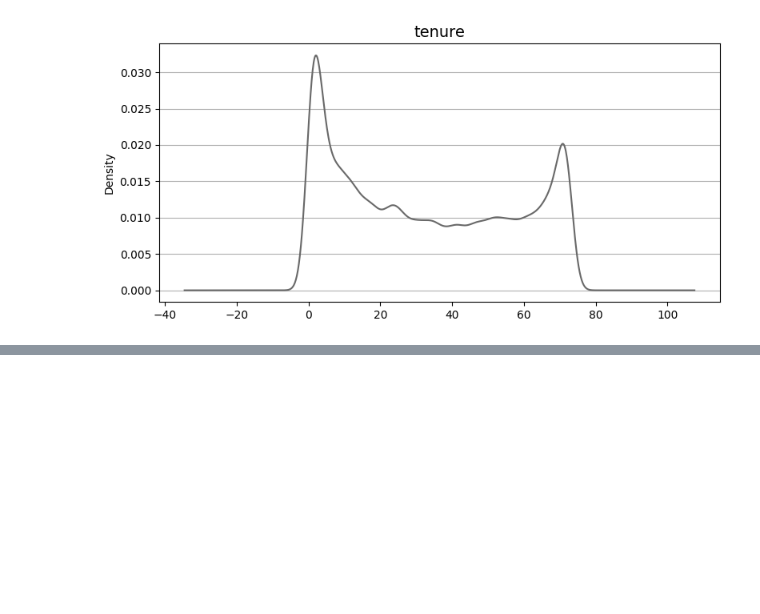
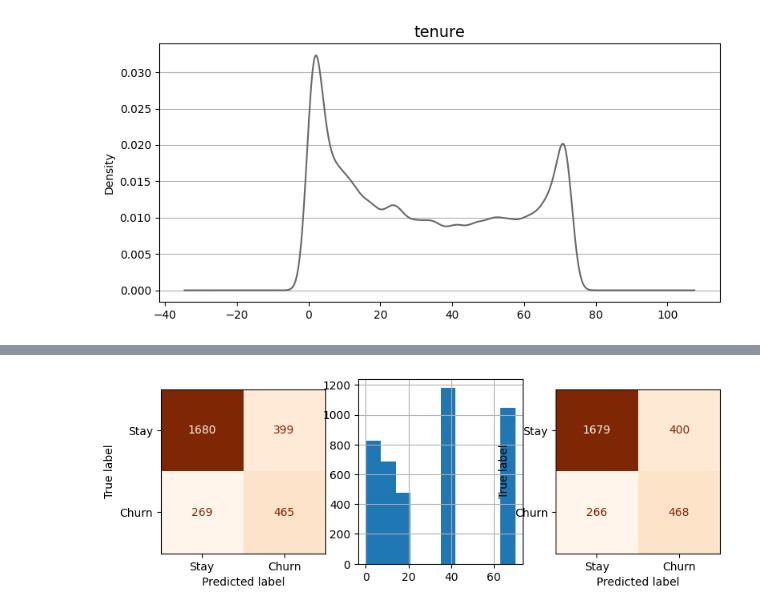
Before and after one commit to Hakgyun-Hong/MachineLearning, a Jupyter notebook: Churn_NaiveBayes.ipynb, the cells around one changed output, grey strips where cells are left out. Drawn from its saved outputs; the diff is of its cells as text; code cells hidden in the pictures; blank space fills up the shorter version.

```diff
--- a/Churn_NaiveBayes.ipynb
+++ b/Churn_NaiveBayes.ipynb
@@ -470,13 +470,13 @@ ConfusionMatrixDisplay.from_predictions(y_test,gs.predict(X_test),
 - score?
 # %%
 #from sklearn.model_selection import train_test_selection
-import statsmodels.api as sm
-from sklearn.model_selection import train_test_split
+#import statsmodels.api as sm
+#from sklearn.model_selection import train_test_split
 #data_dummied_copy
 #Split data
-X= sm.add_constant(data_dummied_copy)# Add Constant
-y= X.pop("tenure")
-X_train, X_test, y_train, y_test = train_test_split(X,y,test_size=0.4, random_state=42)
+#X= sm.add_constant(data_dummied_copy)# Add Constant
+#y= X.pop("tenure")
+#X_train, X_test, y_train, y_test = train_test_split(X,y,test_size=0.4, random_state=42)
 # %%
 fig, ax = plt.subplots(1,1,figsize=(8,4))
 
@@ -505,19 +503,23 @@ from sklearn.metrics import classification_report
 from sklearn.metrics import f1_score
 
 num_of_folds=10
+fig, ax =plt.subplots(1,3,figsize=(9,3))
 
 folds = StratifiedKFold(n_splits=num_of_folds, shuffle=False)
 
 num_fold = 0
 roc_auc_list = []
 roc_auc_score_list=[]
+#predictions_probas_list=np.zeros([len(y_test),2])
 predictions_probas_list=np.zeros([len(y_test),2])
 
+
+## Discrete tenure
 for train_index, valid_index in folds.split(X_train,y_train):
     xtrain_stra, xvalid_stra = X_train.iloc[train_index,:], X_train.iloc[valid_index,:]
     ytrain_stra, yvalid_stra = y_train.iloc[train_index], y_train.iloc[valid_index]
 
-    print("Stratified Fold : ",num_fold)
+    #print("Stratified Fold : ",num_fold)
     num_fold=num_fold+1
 
 
@@ -531,21 +533,76 @@ for train_index, valid_index in folds.split(X_train,y_train):
     NB.fit(xtrain_stra, ytrain_stra)
     predictions = NB.predict(X_test)
     predictions_probas = NB.predict_proba(X_test)
-
+    #print("predictions_probas_list")
+    #print(predictions_probas_list)
+    #print("predictions_probas")
+    #print(predictions_probas)
     predictions_probas_list +=predictions_probas/num_of_folds
 
     roc_auc_list.append(roc_auc_score(y_test, predictions_probas[:,1], average="macro"))
-
 #
 
 roc_auc_score_list.append(roc_auc_list)
 predictions=np.argmax(predictions_probas_list,axis=1)
-print(classification_report(y_test,predictions))
-print("CV f1_score",f1_score(y_test,predictions,average="macro"))
+#print(classification_report(y_test,predictions))
+#print("CV f1_score",f1_score(y_test,predictions,average="macro"))
 
-
-fig, ax =plt.subplots(1,3,figsize=(9,3))
 ConfusionMatrixDisplay.from_predictions(y_test,predictions,
                                        colorbar=False, ax=ax[0],cmap=plt.cm.Oranges,
                                        display_labels=['Stay','Churn'])
+##
+
+X_train_group = X_train.copy()
+# * 편향된 데이터를 pandas cut을 이용해서 Label로 변환
+
+
+X_train_group["tenure"] = pd.cut(X_train_group["tenure"],
+                              bins = [-20,5,15,25,55,np.inf],
+                              labels=[0,10,20,40,70]) # Label값으로 변환
+X_train_group["tenure"]=pd.to_numeric(X_train_group["tenure"])
+
+#X_train_group.tenure.plot(ax=ax[2])
+X_train_group.tenure.hist(ax=ax[1])
+#X_train_group.pop("tenure")
+#X_train_group.pop("")
+## Grouping tenure
+for train_index, valid_index in folds.split(X_train_group,y_train):
+    xtrain_stra, xvalid_stra = X_train_group.iloc[train_index,:], X_train_group.iloc[valid_index,:]
+    ytrain_stra, yvalid_stra = y_train.iloc[train_index], y_train.iloc[valid_index]
+
+    #print("Stratified Fold : ",num_fold)
+    num_fold=num_fold+1
+
+
+    #clf_stra_bayes=CategoricalNB()
+    #CNB = CategoricalNB()
+    #CNB.fit(xtrain_stra, ytrain_stra)
+    #predictions = CNB.predict(X_test)
+    #predictions_probas = CNB.predict_proba(X_test)
+
+    NB = MultinomialNB()
+    NB.fit(xtrain_stra, ytrain_stra)
+    predictions = NB.predict(X_test)
+    predictions_probas = NB.predict_proba(X_test)
+    #print("predictions_probas_list")
+    #print(predictions_probas_list)
+    #print("predictions_probas")
+    #print(predictions_probas)
+    predictions_probas_list +=predictions_probas/num_of_folds
+
+    roc_auc_list.append(roc_auc_score(y_test, predictions_probas[:,1], average="macro"))
+#
+
+roc_auc_score_list.append(roc_auc_list)
+predictions=np.argmax(predictions_probas_list,axis=1)
+#print(classification_report(y_test,predictions))
+#print("CV f1_score",f1_score(y_test,predictions,average="macro"))
+
+
+
+
+
+ConfusionMatrixDisplay.from_predictions(y_test,predictions,
+                                       colorbar=False, ax=ax[2],cmap=plt.cm.Oranges,
+                                       display_labels=['Stay','Churn'])
 # %% [output]
@@ -553,0 +610 @@ ValueError: operands could not be broadcast together with shapes (2813,2) (2813,
+[figure, added]
```
Also changed, not shown: parts of 14 cells of this notebook.
